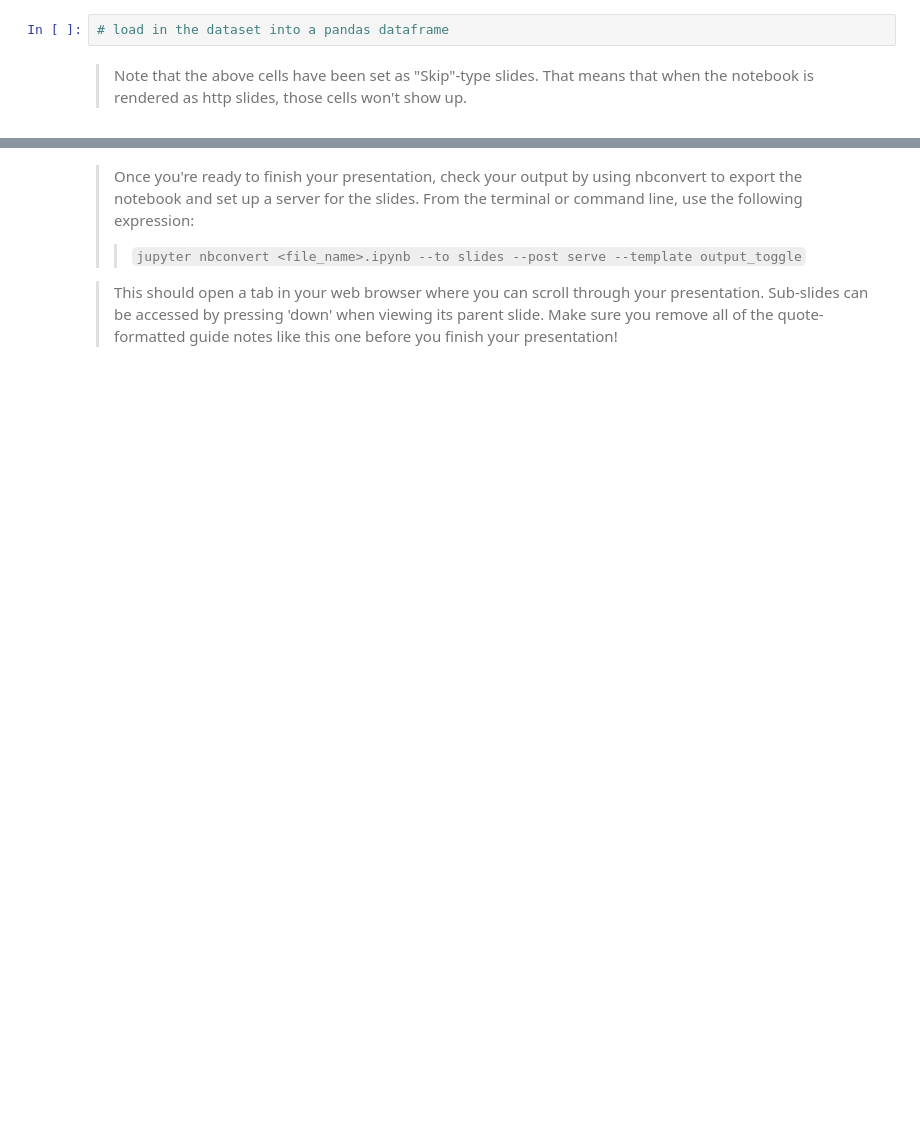
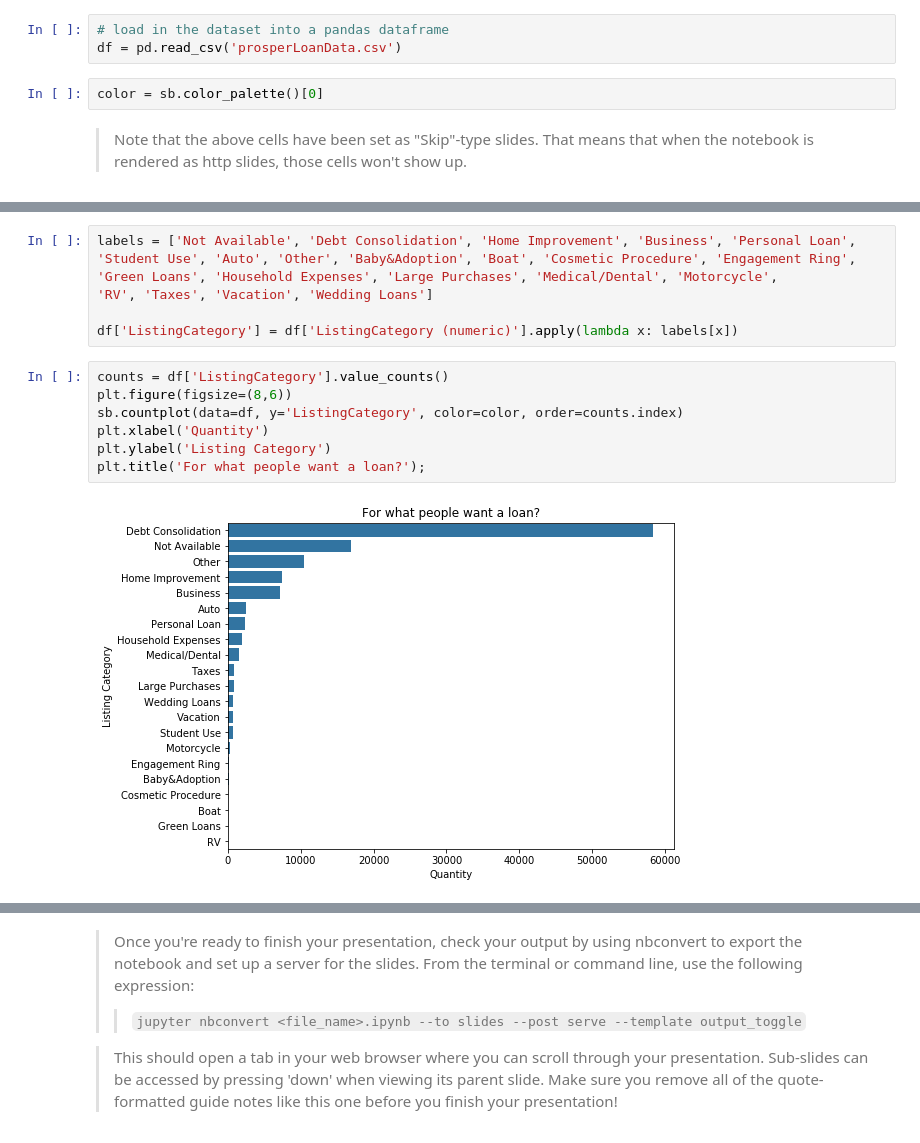
Before and after one commit to Phomint/Udacity_DataAnalysis, a Jupyter notebook: Projects/Project_5/slide_deck_template.ipynb, the cells around one changed output, grey strips where cells are left out. Saved outputs shown, nothing was run; the diff lists cells and outputs as text; blank space fills up the shorter version.

```diff
--- a/Projects/Project_5/slide_deck_template.ipynb
+++ b/Projects/Project_5/slide_deck_template.ipynb
@@ -23,6 +22,9 @@ import warnings
 warnings.simplefilter("ignore")
 # %%
 # load in the dataset into a pandas dataframe
+df = pd.read_csv('prosperLoanData.csv')
+# %%
+color = sb.color_palette()[0]
 # %% [markdown]
 > Note that the above cells have been set as "Skip"-type slides. That means
 that when the notebook is rendered as http slides, those cells won't show up.
@@ -40,0 +35,16 @@ but feel free to add more if you'd like!
+# %%
+labels = ['Not Available', 'Debt Consolidation', 'Home Improvement', 'Business', 'Personal Loan',
+'Student Use', 'Auto', 'Other', 'Baby&Adoption', 'Boat', 'Cosmetic Procedure', 'Engagement Ring',
+'Green Loans', 'Household Expenses', 'Large Purchases', 'Medical/Dental', 'Motorcycle',
+'RV', 'Taxes', 'Vacation', 'Wedding Loans']
+
+df['ListingCategory'] = df['ListingCategory (numeric)'].apply(lambda x: labels[x])
+# %%
+counts = df['ListingCategory'].value_counts()
+plt.figure(figsize=(8,6))
+sb.countplot(data=df, y='ListingCategory', color=color, order=counts.index)
+plt.xlabel('Quantity')
+plt.ylabel('Listing Category')
+plt.title('For what people want a loan?');
+# %% [output]
+[figure, added]
```
Also changed, not shown: parts of 16 cells of this notebook, 3 other files.
